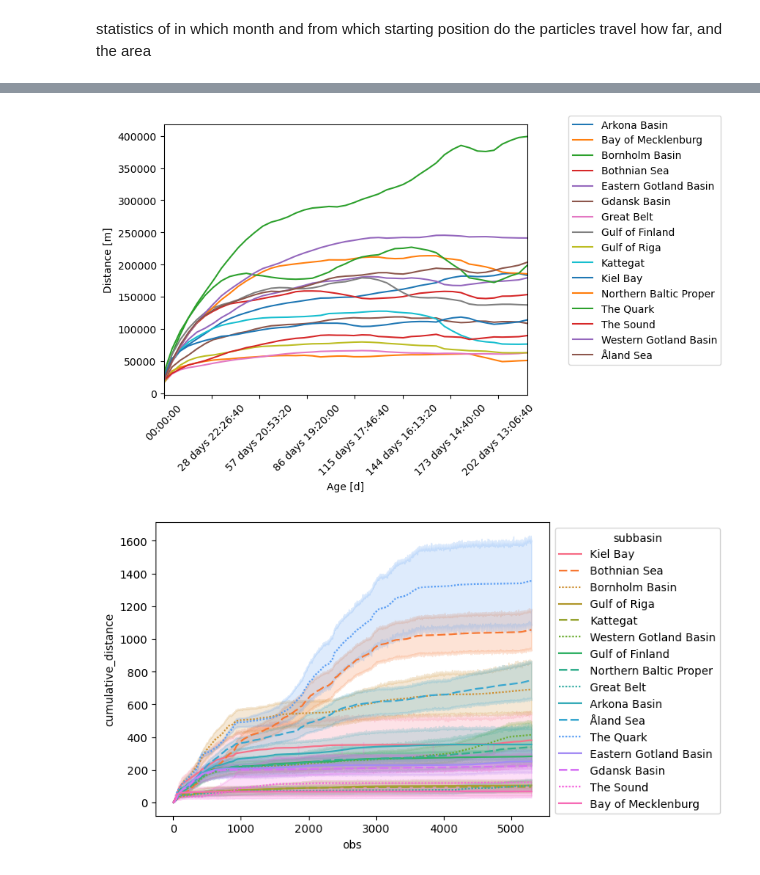
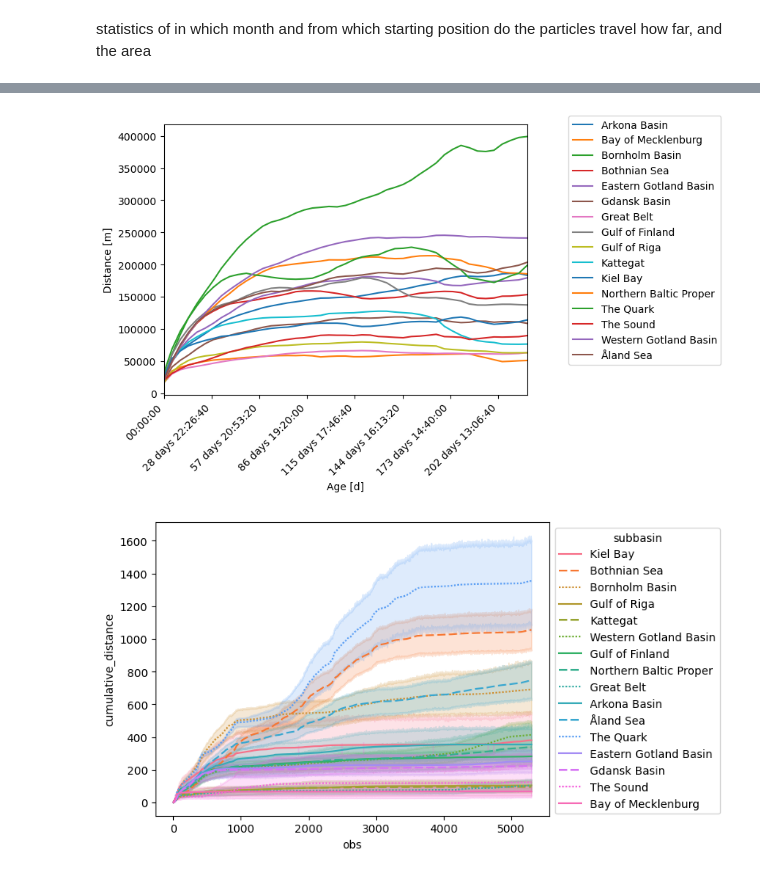
Before and after one commit to geomar-od-lagrange/2025_fucus-dispersal, a Jupyter notebook: notebooks/FucusVisualization.ipynb, the cells around one changed output, grey strips where cells are left out. Drawn from its saved outputs; the diff is of its cells as text; code cells hidden in the pictures.

```diff
--- a/notebooks/FucusVisualization.ipynb
+++ b/notebooks/FucusVisualization.ipynb
@@ -409,15 +406,18 @@ mpl.
 # %%
 # fig, ax = plt.subplots(111, figsize=(15,10))
-# df_distance_m.unstack(0).assign(time=np.timedelta64(1, "h")*np.arange(5304)).set_index("time", drop=True).resample("5D").mean()["dist"].plot()
 p = df_distance_m.plot()
 p.legend(loc="best", bbox_to_anchor=(1.1, 1.05))
-p.tick_params("x", rotation=45)
+# p.tick_params("x", rotation=45,)
+plt.xticks(rotation=45, ha="right")
+# a =print(p.xaxis.get_ticklabels())
+# print(p.xaxis.get_majorticklocs())
+# p.xaxis.set_major_formatter()
 # p.set_xticklabels(labels=np.timedelta64(1, "D")*np.arange(0, 220, 7))
 p.set_xlabel("Age [d]")
 p.set_ylabel("Distance [m]")
 plt.show()
 # %% [output]
-[figure, old version]
+[figure, new version]
 # %%
 fig = plt.Figure((15,15))
 ax = sns.lineplot(
```
Also changed, not shown: parts of 7 cells of this notebook.
